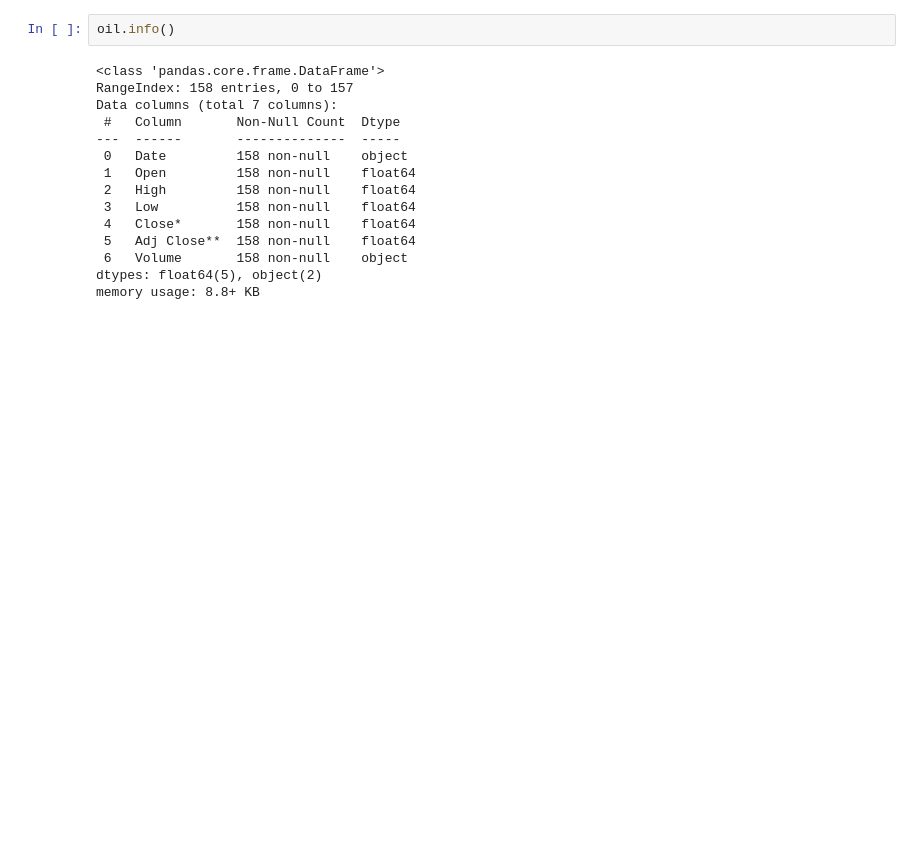
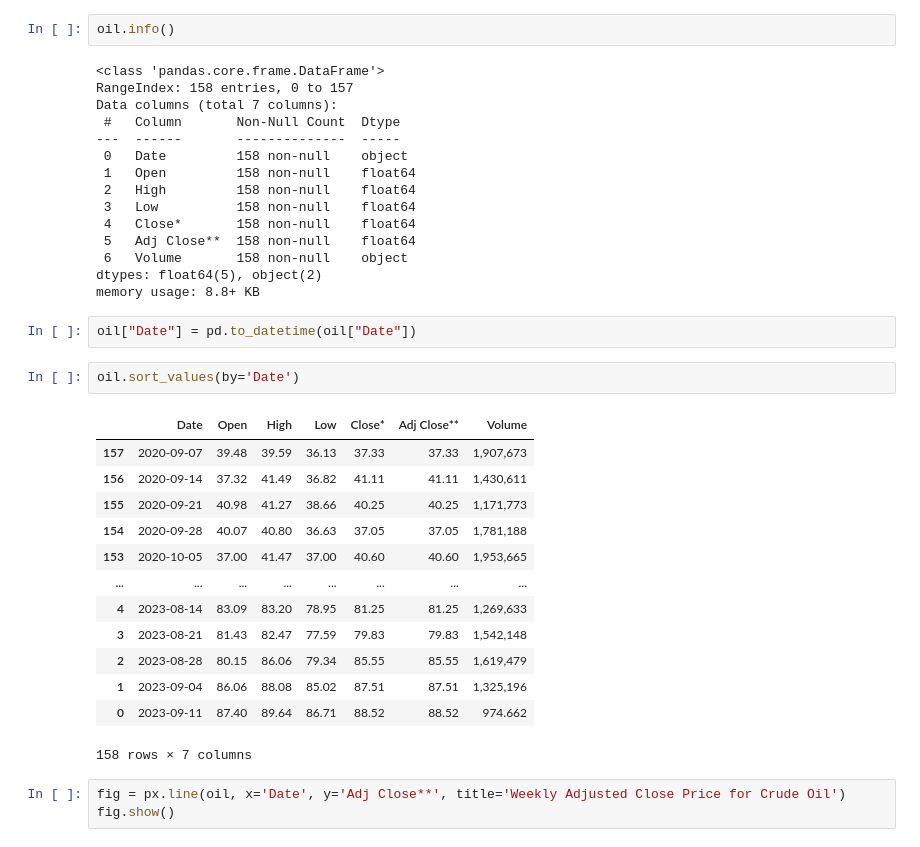
Before and after one commit to surajkarak/KIPA_DigiTrans, a Jupyter notebook: KIPA.ipynb, the cells around one changed output. Cells and saved outputs as stored; diff of their text form; blank space fills up the shorter version.

```diff
--- a/KIPA.ipynb
+++ b/KIPA.ipynb
@@ -325,3 +325,24 @@ Data columns (total 7 columns):
  6   Volume       158 non-null    object
 dtypes: float64(5), object(2)
 memory usage: 8.8+ KB
+# %%
+oil["Date"] = pd.to_datetime(oil["Date"])
+# %%
+oil.sort_values(by='Date')
+# %% [output]
+|  | Date | Open | High | Low | Close* | Adj Close** | Volume |
+| 157 | 2020-09-07 | 39.48 | 39.59 | 36.13 | 37.33 | 37.33 | 1,907,673 |
+| 156 | 2020-09-14 | 37.32 | 41.49 | 36.82 | 41.11 | 41.11 | 1,430,611 |
+| 155 | 2020-09-21 | 40.98 | 41.27 | 38.66 | 40.25 | 40.25 | 1,171,773 |
+| 154 | 2020-09-28 | 40.07 | 40.80 | 36.63 | 37.05 | 37.05 | 1,781,188 |
+| 153 | 2020-10-05 | 37.00 | 41.47 | 37.00 | 40.60 | 40.60 | 1,953,665 |
+| ... | ... | ... | ... | ... | ... | ... | ... |
+| 4 | 2023-08-14 | 83.09 | 83.20 | 78.95 | 81.25 | 81.25 | 1,269,633 |
+| 3 | 2023-08-21 | 81.43 | 82.47 | 77.59 | 79.83 | 79.83 | 1,542,148 |
+| 2 | 2023-08-28 | 80.15 | 86.06 | 79.34 | 85.55 | 85.55 | 1,619,479 |
+| 1 | 2023-09-04 | 86.06 | 88.08 | 85.02 | 87.51 | 87.51 | 1,325,196 |
+| 0 | 2023-09-11 | 87.40 | 89.64 | 86.71 | 88.52 | 88.52 | 974.662 |
+158 rows × 7 columns
+# %%
+fig = px.line(oil, x='Date', y='Adj Close**', title='Weekly Adjusted Close Price for Crude Oil')
+fig.show()
```
Also changed, not shown: parts of 3 cells of this notebook.
